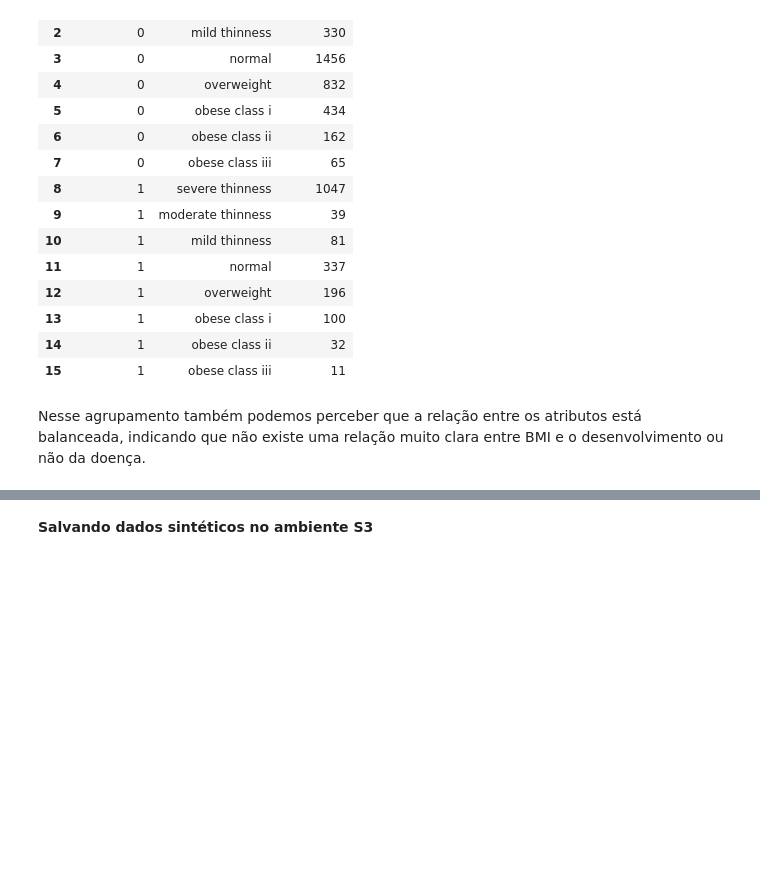
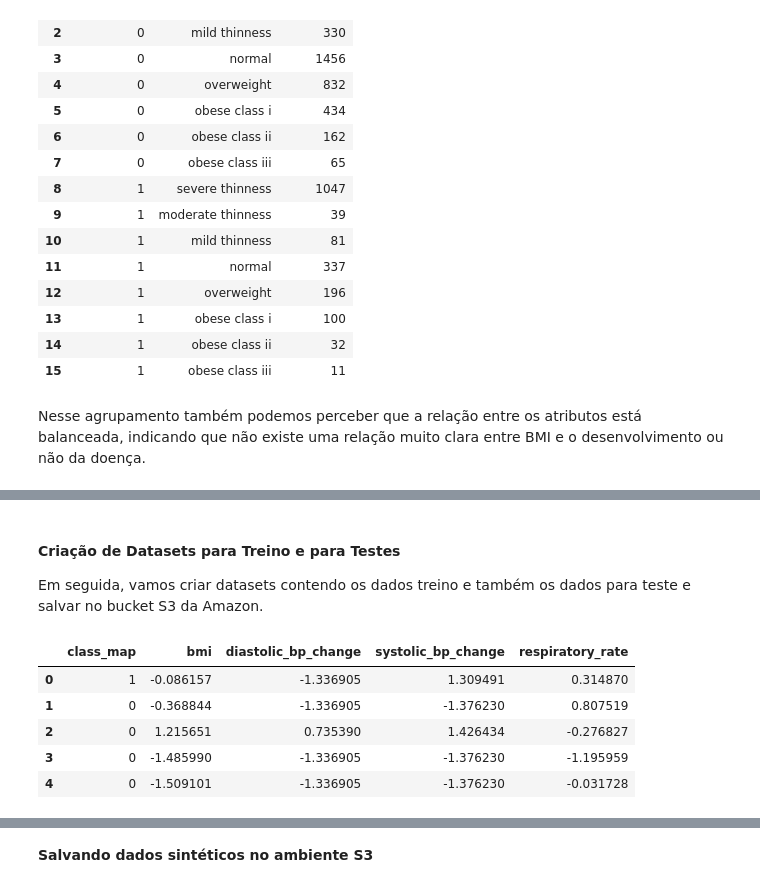
Before and after one commit to Krupique/challenges-kaggle, a Jupyter notebook: challenges/15_BloodPressurePredictor/01-CargaPrepDados.ipynb, the cells around one changed output, grey strips where cells are left out. Cells and saved outputs as stored; diff of their text form; code cells hidden in the pictures; blank space fills up the shorter version.

Commit message:
CHORE: Update projeto blood pressure utilizando Amazon Sage Maker

```diff
--- a/challenges/15_BloodPressurePredictor/01-CargaPrepDados.ipynb
+++ b/challenges/15_BloodPressurePredictor/01-CargaPrepDados.ipynb
@@ -734,8 +753,3 @@ Nesse agrupamento também podemos perceber que a relação entre os atributos es
 # %%
 X = df[['bmi', 'diastolic_bp_change', 'systolic_bp_change', 'respiratory_rate']]
-y = df['class']
+y = df['class_map'].reset_index(drop=True)
-# %%
-# Encoder
-label_encoder = LabelEncoder()
-label_encoder.fit(['Yes', 'No'])
-y = label_encoder.transform(y)
@@ -751,14 +778,27 @@ X_teste.shape
 # %%
+from sklearn.preprocessing import PowerTransformer
+
 # Padronização
-scaler = StandardScaler()
+scaler = PowerTransformer()
 X_treino = scaler.fit_transform(X_treino)
 X_teste = scaler.transform(X_teste)
+# %% [markdown]
+<h4>Criação de Datasets para Treino e para Testes</h4>
+
+Em seguida, vamos criar datasets contendo os dados treino e também os dados para teste e salvar no bucket S3 da Amazon.
 # %%
 # Dataframe de treino
 X_treino = pd.DataFrame(X_treino, columns = ['bmi', 'diastolic_bp_change', 'systolic_bp_change', 'respiratory_rate'])
-y_treino = pd.DataFrame(y_treino, columns = ['class'])
+y_treino = pd.DataFrame(y_treino).reset_index(drop=True)
 df_treino = pd.concat([y_treino, X_treino], axis = 1)
 df_treino.head()
+# %% [output]
+|  | class_map | bmi | diastolic_bp_change | systolic_bp_change | respiratory_rate |
+| 0 | 1 | -0.086157 | -1.336905 | 1.309491 | 0.314870 |
+| 1 | 0 | -0.368844 | -1.336905 | -1.376230 | 0.807519 |
+| 2 | 0 | 1.215651 | 0.735390 | 1.426434 | -0.276827 |
+| 3 | 0 | -1.485990 | -1.336905 | -1.376230 | -1.195959 |
+| 4 | 0 | -1.509101 | -1.336905 | -1.376230 | -0.031728 |
 # %%
 # Dataframe de teste
 X_teste = pd.DataFrame(X_teste, columns = ['bmi', 'diastolic_bp_change', 'systolic_bp_change', 'respiratory_rate'])
```
Also changed, not shown: parts of 36 cells of this notebook, 7 other files.
